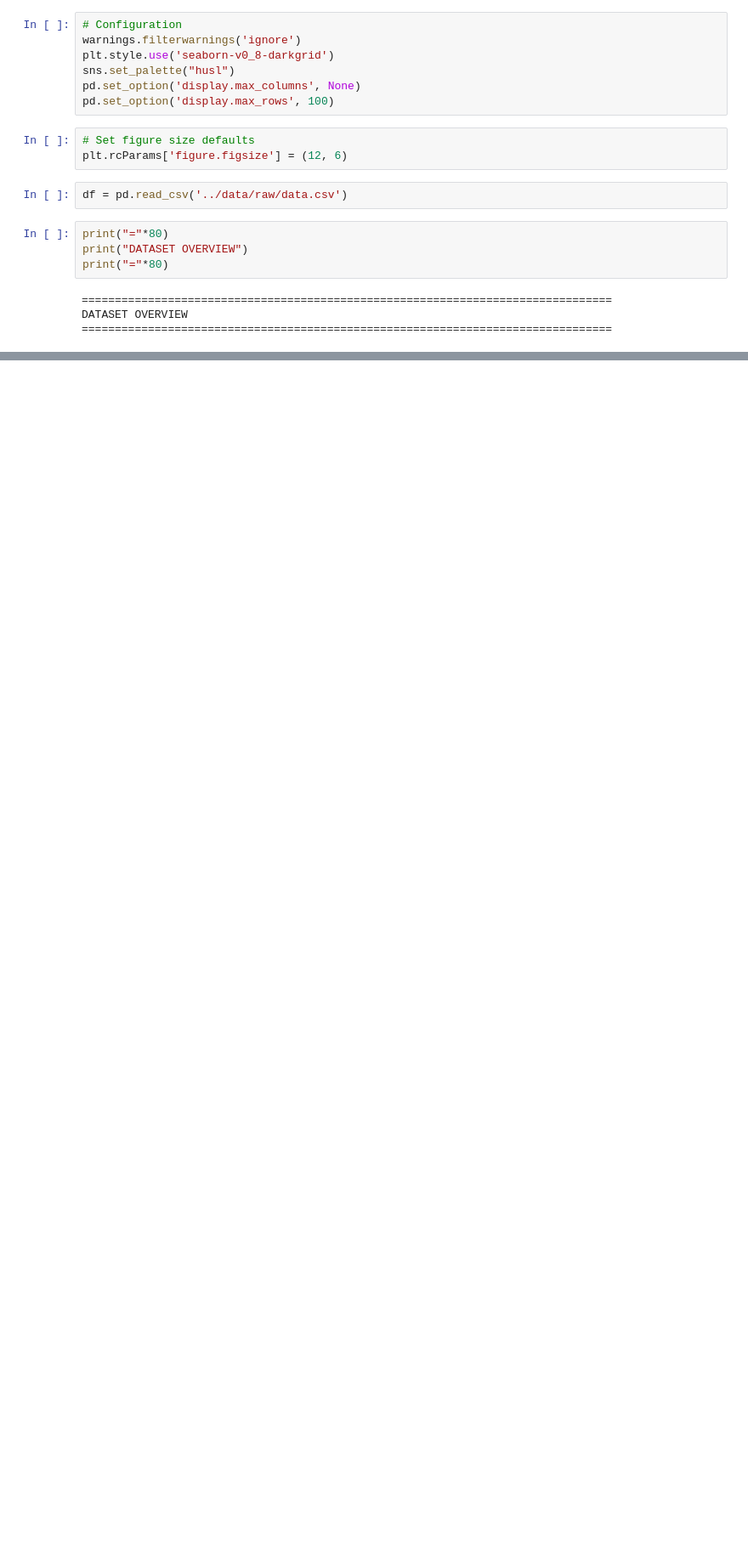
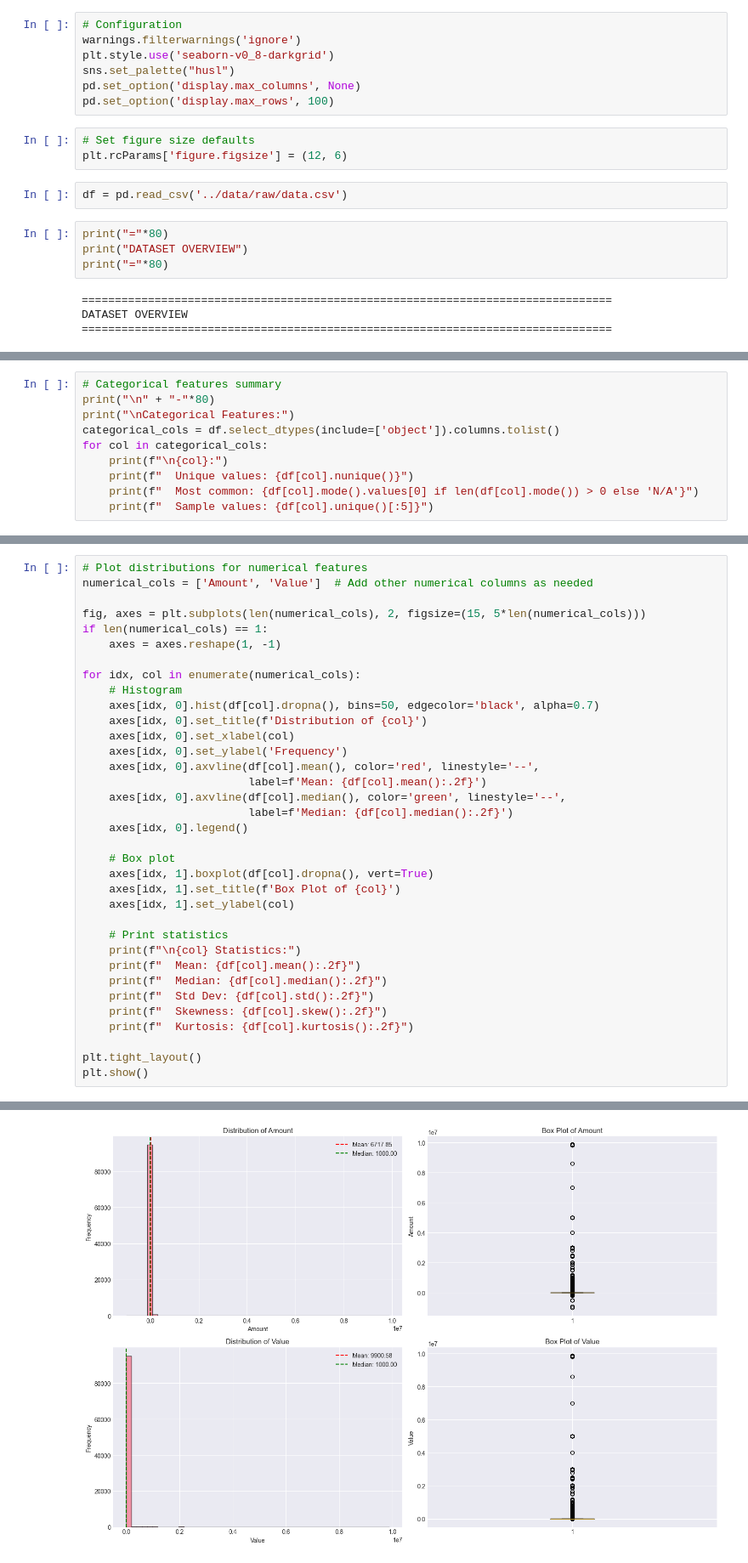
Before and after one commit to nahdes/credit-risk-model, a Jupyter notebook: notebooks/eda.ipynb, the cells around one changed output, grey strips where cells are left out. Shown at 85% size. Saved outputs shown, nothing was run; the diff lists cells and outputs as text; blank space fills up the shorter version.

```diff
--- a/notebooks/eda.ipynb
+++ b/notebooks/eda.ipynb
@@ -28,0 +116,10 @@ DATASET OVERVIEW
+# %%
+# Categorical features summary
+print("\n" + "-"*80)
+print("\nCategorical Features:")
+categorical_cols = df.select_dtypes(include=['object']).columns.tolist()
+for col in categorical_cols:
+    print(f"\n{col}:")
+    print(f"  Unique values: {df[col].nunique()}")
+    print(f"  Most common: {df[col].mode().values[0] if len(df[col].mode()) > 0 else 'N/A'}")
+    print(f"  Sample values: {df[col].unique()[:5]}")
@@ -28,0 +154,36 @@ DATASET OVERVIEW
+# %%
+# Plot distributions for numerical features
+numerical_cols = ['Amount', 'Value']  # Add other numerical columns as needed
+
+fig, axes = plt.subplots(len(numerical_cols), 2, figsize=(15, 5*len(numerical_cols)))
+if len(numerical_cols) == 1:
+    axes = axes.reshape(1, -1)
+
+for idx, col in enumerate(numerical_cols):
+    # Histogram
+    axes[idx, 0].hist(df[col].dropna(), bins=50, edgecolor='black', alpha=0.7)
+    axes[idx, 0].set_title(f'Distribution of {col}')
+    axes[idx, 0].set_xlabel(col)
+    axes[idx, 0].set_ylabel('Frequency')
+    axes[idx, 0].axvline(df[col].mean(), color='red', linestyle='--',
+                         label=f'Mean: {df[col].mean():.2f}')
+    axes[idx, 0].axvline(df[col].median(), color='green', linestyle='--',
+                         label=f'Median: {df[col].median():.2f}')
+    axes[idx, 0].legend()
+
+    # Box plot
+    axes[idx, 1].boxplot(df[col].dropna(), vert=True)
+    axes[idx, 1].set_title(f'Box Plot of {col}')
+    axes[idx, 1].set_ylabel(col)
+
+    # Print statistics
+    print(f"\n{col} Statistics:")
+    print(f"  Mean: {df[col].mean():.2f}")
+    print(f"  Median: {df[col].median():.2f}")
+    print(f"  Std Dev: {df[col].std():.2f}")
+    print(f"  Skewness: {df[col].skew():.2f}")
+    print(f"  Kurtosis: {df[col].kurtosis():.2f}")
+
+plt.tight_layout()
+plt.show()
+# %% [output]
@@ -28,0 +203 @@ DATASET OVERVIEW
+[figure, added]
```
Also changed, not shown: parts of 17 cells of this notebook.
